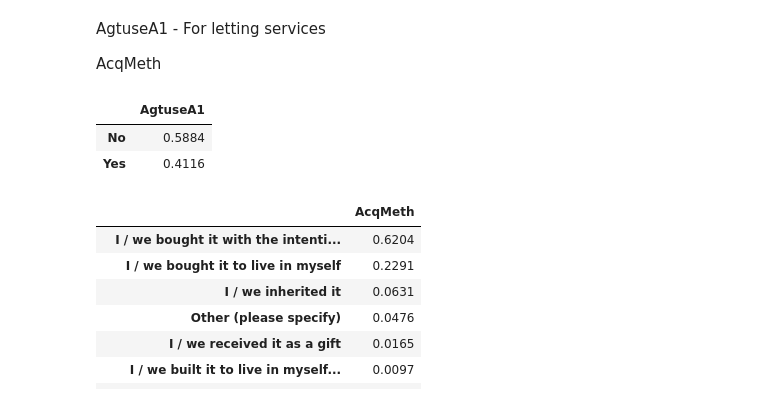
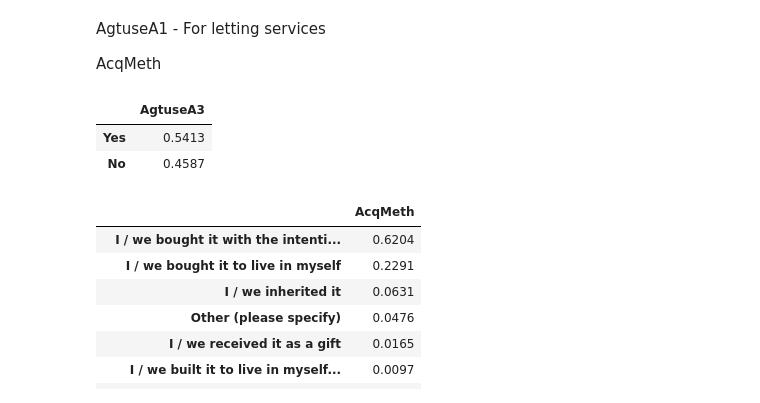
Before and after one commit to sam-hatley/landlord-data, a Jupyter notebook: exploration.ipynb, the cells around one changed output. Saved outputs shown, nothing was run; the diff lists cells and outputs as text; code cells hidden in the pictures.

Commit message:
AgtuseA1 to A3

```diff
--- a/exploration.ipynb
+++ b/exploration.ipynb
@@ -740,11 +740,11 @@ AgtuseA1 - For letting services
 
 AcqMeth
 # %%
-get_stats(tgt_mkt, "AgtuseA1")
+get_stats(tgt_mkt, "AgtuseA3")
 # %% [output]
-|  | AgtuseA1 |
-| No | 0.5884 |
-| Yes | 0.4116 |
+|  | AgtuseA3 |
+| Yes | 0.5413 |
+| No | 0.4587 |
 # %%
 get_stats(tgt_mkt, "AcqMeth")
 # %% [output]
```
